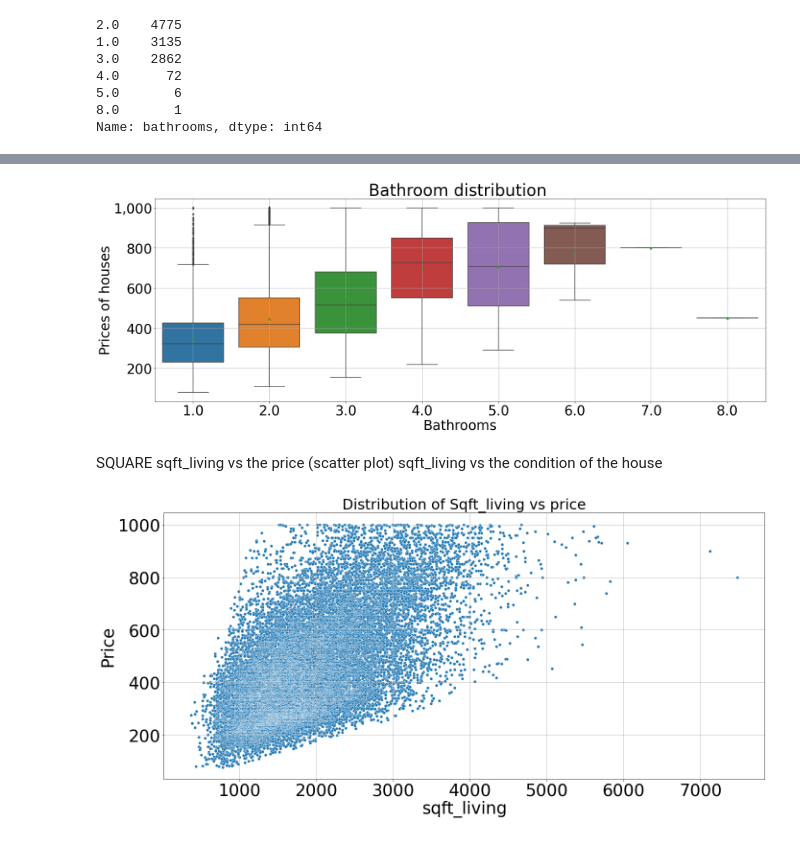
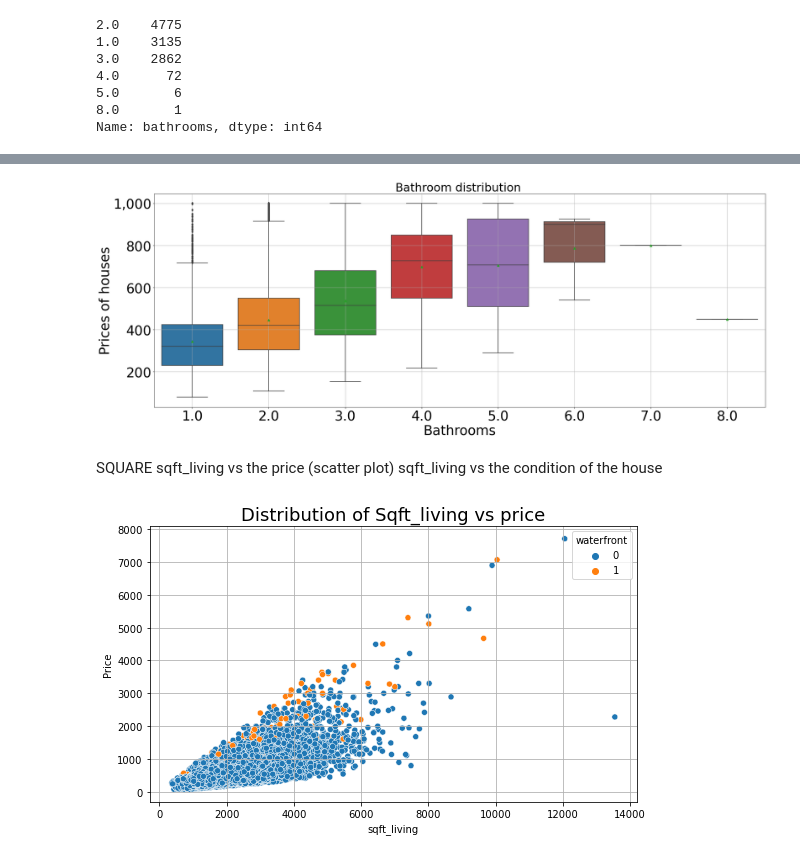
Before and after one commit to vivyhasadream/DS_P2_King-County-House-Sales-Predict, a Jupyter notebook: Karan_EDA.ipynb, the cells around one changed output, grey strips where cells are left out. Saved outputs shown, nothing was run; the diff lists cells and outputs as text; code cells hidden in the pictures.

Commit message:
Made some changes in the recommendation and plots

```diff
--- a/Karan_EDA.ipynb
+++ b/Karan_EDA.ipynb
@@ -98,0 +91,2 @@ array([8., 5., 6., 7., 3., 4., 2., 1.])
+# %%
+df['grade_str'] = df['grade'].replace([3,4,5,6,7,8,9,10,11,12,13],['Poor','Low','Fair','Low Average','Average','Good','Better','Very Good','Excellent','Luxury','Mansion'])
@@ -165,17 +211,2 @@ mean_max[mean_max['condition_str'] == 'Very Good']
 # %% [markdown]
 WATERFRONT - How is the waterfront affecting the prices? are houses having waterfronts priced more?
-# %%
-#boxplot of houses with a waterfront vs the price
-import seaborn as sns
-import matplotlib.ticker as ticker
-fig, ax = plt.subplots(figsize=(50,20))
-sns.boxplot(data= min_mean, x='water_str', y='price',showmeans=True)
-plt.rcParams.update({'font.size':75})
-ax.set_xlabel('Waterfront')
-ax.set_ylabel("Price of houses")
-ax.set_title('distribution of house houses having a waterfront based on prices ')
-ax.get_yaxis().set_major_formatter(
-    ticker.FuncFormatter(lambda x, p: format(int(x), ',')))
-plt.grid()
-plt.tight_layout()
-plt.show();
@@ -185,19 +214,3 @@ plt.show();
 It can be seen that houses having a waterfront have been having a higher price
 # %% [markdown]
 VIEW - How is the view affecting the prices? are houses having a nicer view been priced more?
-# %%
-#boxplot of houses with a view vs the price
-
-import seaborn as sns
-import matplotlib.ticker as ticker
-fig, ax = plt.subplots(figsize=(20,7))
-sns.boxplot(data=min_mean, x = 'view_str', y='price', showmeans=True)
-plt.rcParams.update({'font.size':10})
-ax.set_xlabel('view categories')
-ax.set_ylabel("Prices of houses")
-ax.set_title('view distribution ')
-ax.get_yaxis().set_major_formatter(
-    ticker.FuncFormatter(lambda x, p: format(int(x), ',')))
-plt.grid()
-plt.tight_layout()
-plt.show();
@@ -247,7 +245,7 @@ Name: bedrooms, dtype: int64
 fig, ax = plt.subplots(figsize=(35, 15))
 #plt.rcdefaults()
 # sets up bar plot
-plt.rcParams.update({'font.size':35})
+plt.rcParams.update({'font.size':55})
 ax.barh(avg_price_bed.keys(), avg_price_bed, color = "rgbgymc")
 ax.set_xlabel('Prices of houses(K)')
 ax.set_ylabel("Bedrooms")
@@ -315,7 +297,7 @@ import seaborn as sns
 import matplotlib.ticker as ticker
 fig, ax = plt.subplots(figsize=(25,10))
 sns.boxplot(data=min_mean, x='bathrooms', y='price', showmeans=True)
-plt.rcParams.update({'font.size':35})
+plt.rcParams.update({'font.size':25})
 ax.set_xlabel('Bathrooms')
 ax.set_ylabel("Prices of houses")
 ax.set_title('Bathroom distribution ')
@@ -325,7 +307,7 @@ plt.grid()
 plt.tight_layout()
 plt.show();
 # %% [output]
-[figure, old version]
+[figure, new version]
 # %% [markdown]
 SQUARE
 sqft_living vs the price (scatter plot)
@@ -337,15 +315,15 @@ avg_price_lot = min_mean.groupby("condition")["sqft_lot"].mean().sort_values()
 # %%
 #lets check the distribution of bedrooms over the price
 import seaborn as sns
 import matplotlib.ticker as ticker
-fig, ax = plt.subplots(figsize=(20, 10))
-sns.scatterplot(data=min_mean, x='sqft_living', y='price')
-plt.rcParams.update({'font.size':25})
+fig, ax = plt.subplots(figsize=(8, 5))
+sns.scatterplot(data=df, x='sqft_living', y='price', hue='waterfront')
+plt.rcParams.update({'font.size':15})
 ax.set_xlabel('sqft_living')
 ax.set_ylabel("Price")
 ax.set_title('Distribution of Sqft_living vs price')
 plt.grid()
 plt.tight_layout()
 plt.show();
 # %% [output]
-[figure, old version]
+[figure, new version]
```
Also changed, not shown: parts of 41 cells of this notebook, 4 other files.
